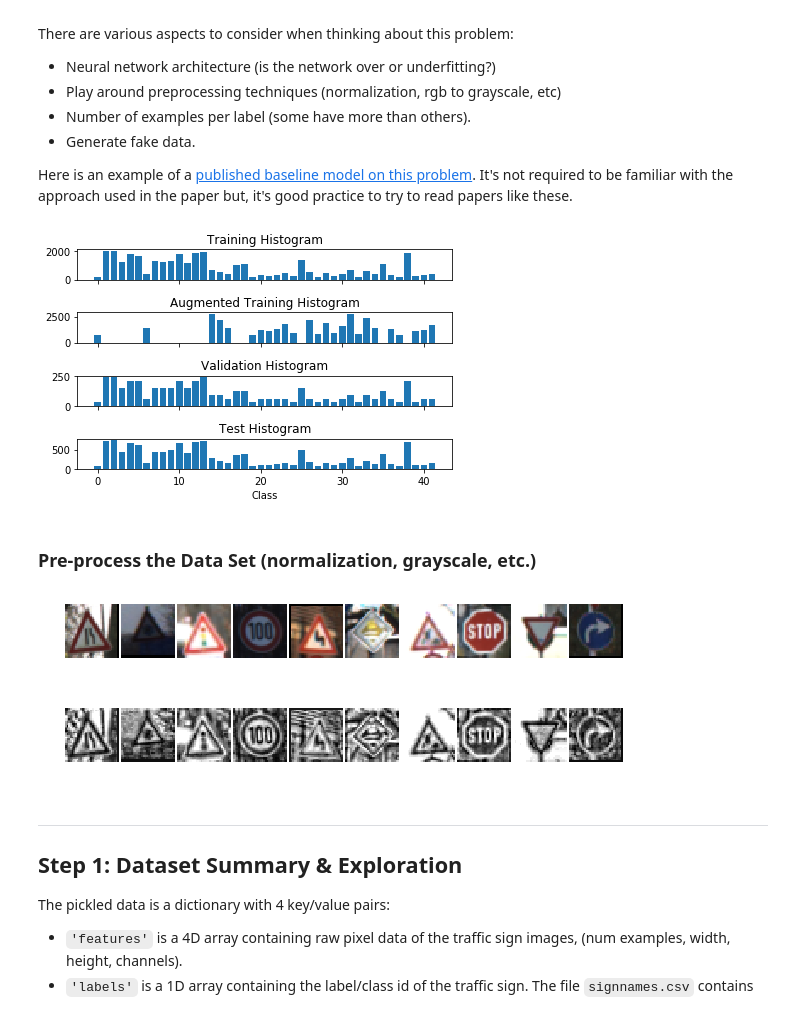
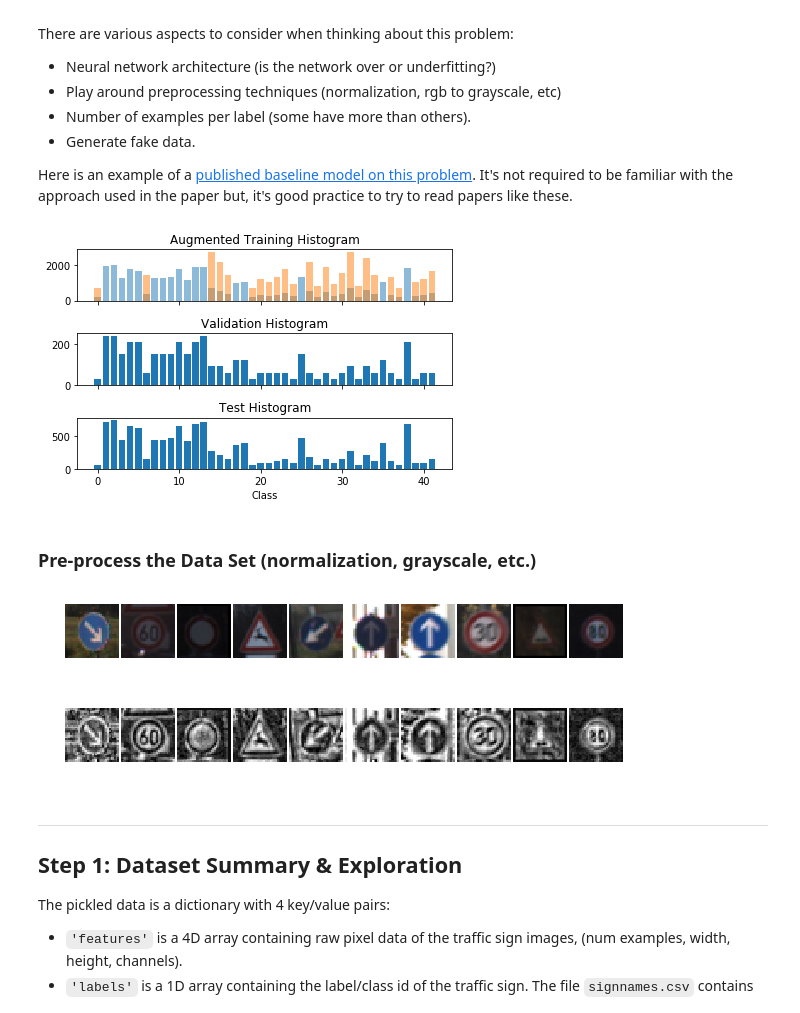
Before and after one commit to AjinkyaBhave/CarND_P2_ClassifySigns, a Jupyter notebook: Traffic_Sign_Classifier.ipynb, the cells around one changed output. Cells and saved outputs as stored; diff of their text form; code cells hidden in the pictures.

Commit message:
Final classifier. Val. Acc.:96.5% Test Acc.: 93.3%.

```diff
--- a/Traffic_Sign_Classifier.ipynb
+++ b/Traffic_Sign_Classifier.ipynb
@@ -121,24 +121,26 @@ import matplotlib.pyplot as plt
 # Visualizations will be shown in the notebook.
 %matplotlib inline
 
-f, (ax1, ax2, ax3, ax4) = plt.subplots(4, sharex=True)
+f, (ax1, ax2, ax3) = plt.subplots(3, sharex=True)
+# Display histogram of original training data overlaid with augmented data.
 hist, bins = np.histogram(y_train, bins = range(n_classes))
-ax1.bar(bins[:-1], hist)
-ax1.set_title('Training Histogram')
+ax1.bar(bins[:-1], hist,alpha=0.5)
 hist, bins = np.histogram(y_train_aug, bins = range(n_classes))
+ax1.bar(bins[:-1], hist,alpha=0.5)
+ax1.set_title('Augmented Training Histogram')
+# Display histogram of original validation data
+hist, bins = np.histogram(y_valid, bins = range(n_classes))
 ax2.bar(bins[:-1], hist)
-ax2.set_title('Augmented Training Histogram')
-hist, bins = np.histogram(y_valid, bins = range(n_classes))
+ax2.set_title('Validation Histogram')
+# Display histogram of original test data
+hist, bins = np.histogram(y_test, bins = range(n_classes))
 ax3.bar(bins[:-1], hist)
-ax3.set_title('Validation Histogram')
-hist, bins = np.histogram(y_test, bins = range(n_classes))
-ax4.bar(bins[:-1], hist)
-ax4.set_title('Test Histogram')
+ax3.set_title('Test Histogram')
 plt.xlabel("Class")
 plt.tight_layout()
 plt.show()
 # %% [output]
-[figure, old version]
+[figure, new version]
 # %%
 ### Augment the training data by translating, scaling, rotating, and brightning
 def translate_img(img):
@@ -202,14 +204,14 @@ pickle.dump(train_aug, open( "./dataset/train_aug.p", "wb"))
 # %% [markdown]
 ### Pre-process the Data Set (normalization, grayscale, etc.)
 # %%
-### Preprocess the data here. It is required to normalize the data.
-def process_data(X, display = 'off'):
-
+### Preprocess the data here.
+def process_data(X, display='off'):
+    # Select ten random images to display for visual confirmation of processing
     img_idx = np.random.randint(0, len(X), 10)
 
+    # Display ten random original images
     if display == 'on':
         fig, ax = plt.subplots(nrows=1, ncols=10, figsize=(10, 10))
-        #fig.suptitle("Original Images")
         fig.subplots_adjust(hspace=.1, wspace=.05)
         ax = ax.ravel()
         for i in range(10):
@@ -218,41 +220,38 @@ def process_data(X, display = 'off'):
 
     X_gray = np.zeros([X.shape[0], X.shape[1],X.shape[2]],dtype = X.dtype)
     clahe = cv2.createCLAHE(clipLimit=2.0)
 
     for i in range(len(X)):
-        # Convert to YUV colourspace
-        #X[i] =  cv2.cvtColor(X[i], cv2.COLOR_RGB2YUV)
         # Convert to grayscale
         X_gray[i] = cv2.cvtColor(X[i], cv2.COLOR_RGB2GRAY)
         # Equalise the grayscale channel
         X_gray[i] = clahe.apply(X_gray[i])
+    # Normalise pixels between [0,1].
+    X_gray= (X_gray/255.0).astype(np.float32)
 
+    # Display the same ten random processed grayscale images
     if display == 'on':
         fig, ax = plt.subplots(nrows=1, ncols=10, figsize=(10, 10))
-        #fig.suptitle("Processed Images")
         fig.subplots_adjust(hspace=.1, wspace=.05)
         ax = ax.ravel()
         for i in range(10):
             ax[i].imshow(X_gray[img_idx[i]], cmap='gray')
             ax[i].axis('off')
-
-    # Normalise pixels between [0,1]. DOES NOT WORK!
-    #X_gray = (X_gray/255).astype(np.float32)
 
     # Add single grayscale channel for input to classifier
     X_gray = X_gray.reshape(X_gray.shape + (1,))
     return X_gray
 
 # Combine original and augmented training data into final dataset
 X_train = np.append(X_train, X_train_aug, axis=0)
 y_train = np.append(y_train, y_train_aug, axis=0)
 # Process all data
 X_train = process_data(X_train, display='on')
 X_valid = process_data(X_valid)
 X_test  = process_data(X_test)
 # %% [output]
-[figure, old version]
+[figure, new version]
-[figure, old version]
+[figure, new version]
 # %%
 def display_data(X_in, display_num, cmap='gray'):
     #X = np.empty([X_in.shape[0], X_in.shape[1], X_in.shape[2]], dtype=np.uint8)
```
Also changed, not shown: parts of 9 cells of this notebook.
